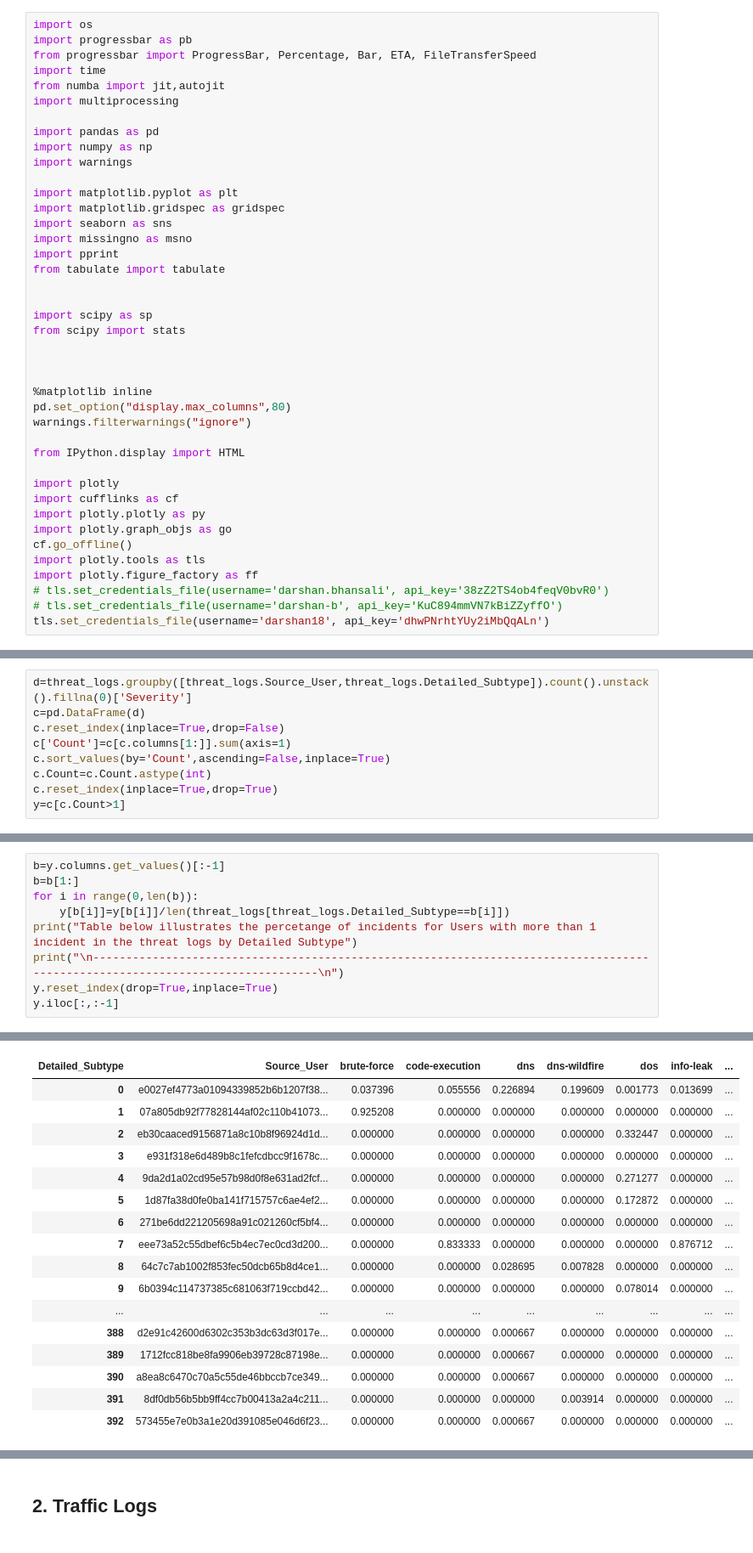
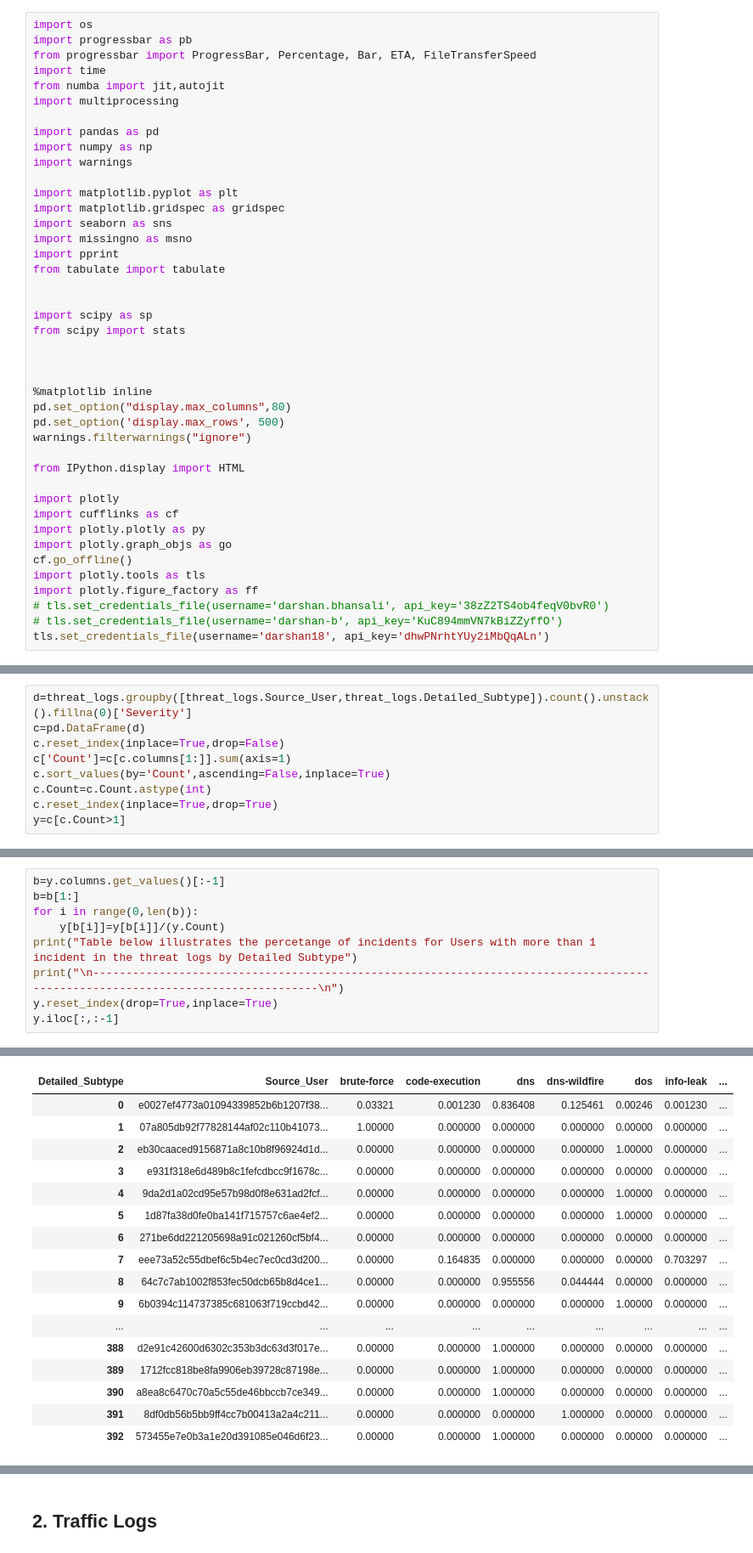
Before and after one commit to darshan-b/Cybersecurity-Analysis, a Jupyter notebook: 10-18.ipynb, the cells around one changed output, grey strips where cells are left out. Shown at 85% size. Saved outputs shown, nothing was run; the diff lists cells and outputs as text.

```diff
--- a/10-18.ipynb
+++ b/10-18.ipynb
@@ -63,6 +63,7 @@ from scipy import stats
 
 %matplotlib inline
 pd.set_option("display.max_columns",80)
+pd.set_option('display.max_rows', 500)
 warnings.filterwarnings("ignore")
 
 from IPython.display import HTML
@@ -447,30 +529,30 @@ y=c[c.Count>1]
 # %%
 b=y.columns.get_values()[:-1]
 b=b[1:]
 for i in range(0,len(b)):
-    y[b[i]]=y[b[i]]/len(threat_logs[threat_logs.Detailed_Subtype==b[i]])
+    y[b[i]]=y[b[i]]/(y.Count)
 print("Table below illustrates the percetange of incidents for Users with more than 1 incident in the threat logs by Detailed Subtype")
 print("\n-------------------------------------------------------------------------------------------------------------------------------\n")
 y.reset_index(drop=True,inplace=True)
 y.iloc[:,:-1]
 # %% [output]
 Table below illustrates the percetange of incidents for Users with more than 1 incident in the threat logs by Detailed Subtype
 
 -------------------------------------------------------------------------------------------------------------------------------
 | Detailed_Subtype | Source_User | brute-force | code-execution | dns | dns-wildfire | dos | info-leak | ... |
-| 0 | e0027ef4773a01094339852b6b1207f38... | 0.037396 | 0.055556 | 0.226894 | 0.199609 | 0.001773 | 0.013699 | ... |
-| 1 | 07a805db92f77828144af02c110b41073... | 0.925208 | 0.000000 | 0.000000 | 0.000000 | 0.000000 | 0.000000 | ... |
-| 2 | eb30caaced9156871a8c10b8f96924d1d... | 0.000000 | 0.000000 | 0.000000 | 0.000000 | 0.332447 | 0.000000 | ... |
-| 3 | e931f318e6d489b8c1fefcdbcc9f1678c... | 0.000000 | 0.000000 | 0.000000 | 0.000000 | 0.000000 | 0.000000 | ... |
-| 4 | 9da2d1a02cd95e57b98d0f8e631ad2fcf... | 0.000000 | 0.000000 | 0.000000 | 0.000000 | 0.271277 | 0.000000 | ... |
-| 5 | 1d87fa38d0fe0ba141f715757c6ae4ef2... | 0.000000 | 0.000000 | 0.000000 | 0.000000 | 0.172872 | 0.000000 | ... |
-| 6 | 271be6dd221205698a91c021260cf5bf4... | 0.000000 | 0.000000 | 0.000000 | 0.000000 | 0.000000 | 0.000000 | ... |
-| 7 | eee73a52c55dbef6c5b4ec7ec0cd3d200... | 0.000000 | 0.833333 | 0.000000 | 0.000000 | 0.000000 | 0.876712 | ... |
-| 8 | 64c7c7ab1002f853fec50dcb65b8d4ce1... | 0.000000 | 0.000000 | 0.028695 | 0.007828 | 0.000000 | 0.000000 | ... |
-| 9 | 6b0394c114737385c681063f719ccbd42... | 0.000000 | 0.000000 | 0.000000 | 0.000000 | 0.078014 | 0.000000 | ... |
+| 0 | e0027ef4773a01094339852b6b1207f38... | 0.03321 | 0.001230 | 0.836408 | 0.125461 | 0.00246 | 0.001230 | ... |
+| 1 | 07a805db92f77828144af02c110b41073... | 1.00000 | 0.000000 | 0.000000 | 0.000000 | 0.00000 | 0.000000 | ... |
+| 2 | eb30caaced9156871a8c10b8f96924d1d... | 0.00000 | 0.000000 | 0.000000 | 0.000000 | 1.00000 | 0.000000 | ... |
+| 3 | e931f318e6d489b8c1fefcdbcc9f1678c... | 0.00000 | 0.000000 | 0.000000 | 0.000000 | 0.00000 | 0.000000 | ... |
+| 4 | 9da2d1a02cd95e57b98d0f8e631ad2fcf... | 0.00000 | 0.000000 | 0.000000 | 0.000000 | 1.00000 | 0.000000 | ... |
+| 5 | 1d87fa38d0fe0ba141f715757c6ae4ef2... | 0.00000 | 0.000000 | 0.000000 | 0.000000 | 1.00000 | 0.000000 | ... |
+| 6 | 271be6dd221205698a91c021260cf5bf4... | 0.00000 | 0.000000 | 0.000000 | 0.000000 | 0.00000 | 0.000000 | ... |
+| 7 | eee73a52c55dbef6c5b4ec7ec0cd3d200... | 0.00000 | 0.164835 | 0.000000 | 0.000000 | 0.00000 | 0.703297 | ... |
+| 8 | 64c7c7ab1002f853fec50dcb65b8d4ce1... | 0.00000 | 0.000000 | 0.955556 | 0.044444 | 0.00000 | 0.000000 | ... |
+| 9 | 6b0394c114737385c681063f719ccbd42... | 0.00000 | 0.000000 | 0.000000 | 0.000000 | 1.00000 | 0.000000 | ... |
 | ... | ... | ... | ... | ... | ... | ... | ... | ... |
-| 388 | d2e91c42600d6302c353b3dc63d3f017e... | 0.000000 | 0.000000 | 0.000667 | 0.000000 | 0.000000 | 0.000000 | ... |
-| 389 | 1712fcc818be8fa9906eb39728c87198e... | 0.000000 | 0.000000 | 0.000667 | 0.000000 | 0.000000 | 0.000000 | ... |
-| 390 | a8ea8c6470c70a5c55de46bbccb7ce349... | 0.000000 | 0.000000 | 0.000667 | 0.000000 | 0.000000 | 0.000000 | ... |
-| 391 | 8df0db56b5bb9ff4cc7b00413a2a4c211... | 0.000000 | 0.000000 | 0.000000 | 0.003914 | 0.000000 | 0.000000 | ... |
-| 392 | 573455e7e0b3a1e20d391085e046d6f23... | 0.000000 | 0.000000 | 0.000667 | 0.000000 | 0.000000 | 0.000000 | ... |
+| 388 | d2e91c42600d6302c353b3dc63d3f017e... | 0.00000 | 0.000000 | 1.000000 | 0.000000 | 0.00000 | 0.000000 | ... |
+| 389 | 1712fcc818be8fa9906eb39728c87198e... | 0.00000 | 0.000000 | 1.000000 | 0.000000 | 0.00000 | 0.000000 | ... |
+| 390 | a8ea8c6470c70a5c55de46bbccb7ce349... | 0.00000 | 0.000000 | 1.000000 | 0.000000 | 0.00000 | 0.000000 | ... |
+| 391 | 8df0db56b5bb9ff4cc7b00413a2a4c211... | 0.00000 | 0.000000 | 0.000000 | 1.000000 | 0.00000 | 0.000000 | ... |
+| 392 | 573455e7e0b3a1e20d391085e046d6f23... | 0.00000 | 0.000000 | 1.000000 | 0.000000 | 0.00000 | 0.000000 | ... |
```
Also changed, not shown: parts of 10 cells of this notebook.
